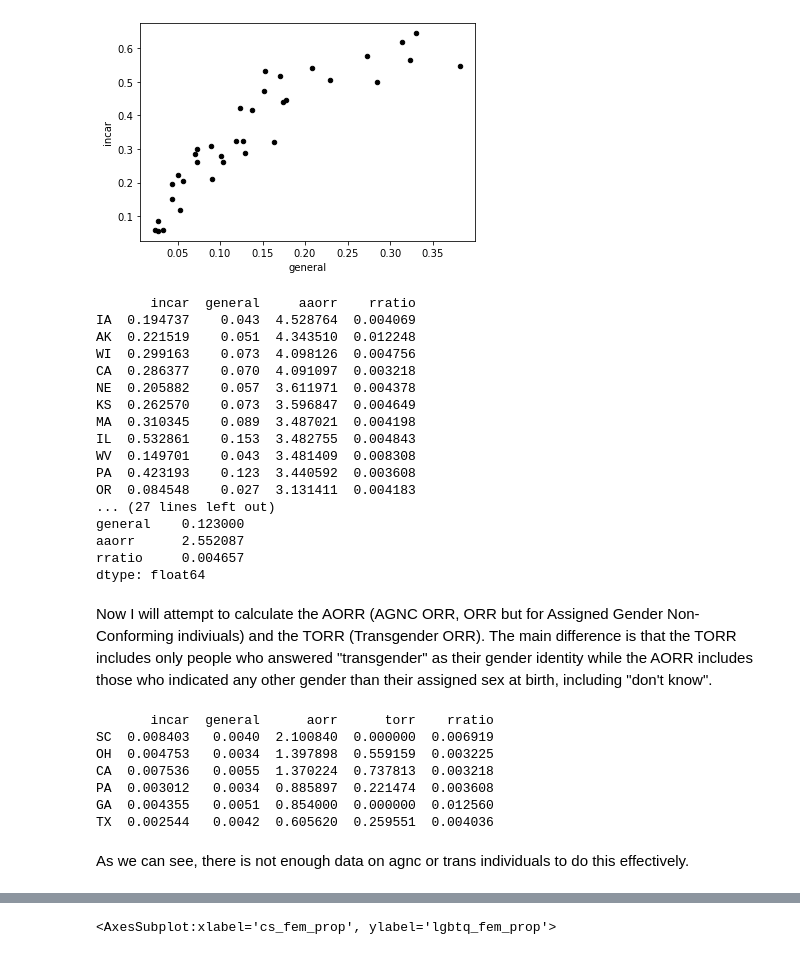
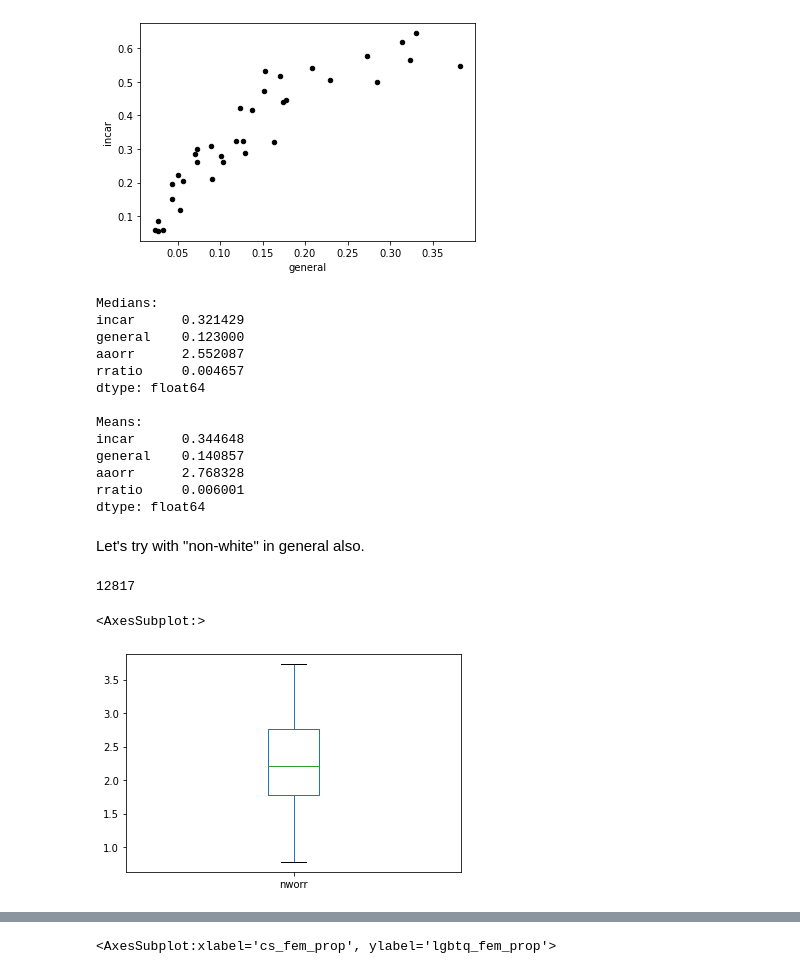
Before and after one commit to hjake123/pharis-2021, a Jupyter notebook: Data/process_notebook.ipynb, the cells around one changed output, grey strips where cells are left out. Drawn from its saved outputs; the diff is of its cells as text; code cells hidden in the pictures.

```diff
--- a/Data/process_notebook.ipynb
+++ b/Data/process_notebook.ipynb
@@ -277,28 +276,22 @@ aa_rep_plot_frame.plot.scatter(x='general', y='incar', c='black')
 <AxesSubplot:xlabel='general', ylabel='incar'>
 [figure]
 # %%
-print(aa_rep_plot_frame.sort_values('aaorr',axis='index', ascending=False))
+#print(aa_rep_plot_frame.sort_values('aaorr',axis='index', ascending=False))
 print("\nMedians:")
 print(aa_rep_plot_frame.median())
+print("\nMeans:")
+print(aa_rep_plot_frame.mean())
 # %% [output]
-       incar  general     aaorr    rratio
-IA  0.194737    0.043  4.528764  0.004069
-AK  0.221519    0.051  4.343510  0.012248
-WI  0.299163    0.073  4.098126  0.004756
-CA  0.286377    0.070  4.091097  0.003218
-NE  0.205882    0.057  3.611971  0.004378
-KS  0.262570    0.073  3.596847  0.004649
-MA  0.310345    0.089  3.487021  0.004198
-IL  0.532861    0.153  3.482755  0.004843
-WV  0.149701    0.043  3.481409  0.008308
-PA  0.423193    0.123  3.440592  0.003608
-OR  0.084548    0.027  3.131411  0.004183
-... (27 lines left out)
+Medians:
+incar      0.321429
 general    0.123000
 aaorr      2.552087
 rratio     0.004657
 dtype: float64
+
+Means:
+incar      0.344648
+general    0.140857
+aaorr      2.768328
+rratio     0.006001
+dtype: float64
-# %% [markdown]
-Now I will attempt to calculate the AORR (AGNC ORR, ORR but for Assigned Gender Non-Conforming indiviuals) and the TORR (Transgender ORR).
-The main difference is that the TORR includes only people who answered "transgender" as their gender identity
-while the AORR includes those who indicated any other gender than their assigned sex at birth, including "don't know".
@@ -309 +298,9 @@ state_trans = pandas.read_csv("pop_counts/transgender_by_state.csv")
+# %% [markdown]
+Let's try with "non-white" in general also.
+# %%
+nw_data = dataset.query('V1952 != 1')
+print(len(nw_data))
+nw_bs = cut_by_state(nw_data)
+# %% [output]
+12817
 # %%
@@ -326,12 +317,5 @@ agnc_rep_plot_frame = pandas.DataFrame.from_dict(at_vars_bs, orient='index', col
-# %%
-print(agnc_rep_plot_frame.sort_values('aorr',axis='index', ascending=False))
-# %% [output]
-       incar  general      aorr      torr    rratio
-SC  0.008403   0.0040  2.100840  0.000000  0.006919
-OH  0.004753   0.0034  1.397898  0.559159  0.003225
-CA  0.007536   0.0055  1.370224  0.737813  0.003218
-PA  0.003012   0.0034  0.885897  0.221474  0.003608
-GA  0.004355   0.0051  0.854000  0.000000  0.012560
-TX  0.002544   0.0042  0.605620  0.259551  0.004036
-# %% [markdown]
-As we can see, there is not enough data on agnc or trans individuals to do this effectively.
+# %%
+nw_rep_plot_frame['nworr'].plot.box()
+# %% [output]
+<AxesSubplot:>
+[figure, added]
```
Also changed, not shown: parts of 63 cells of this notebook, 1 other file.
